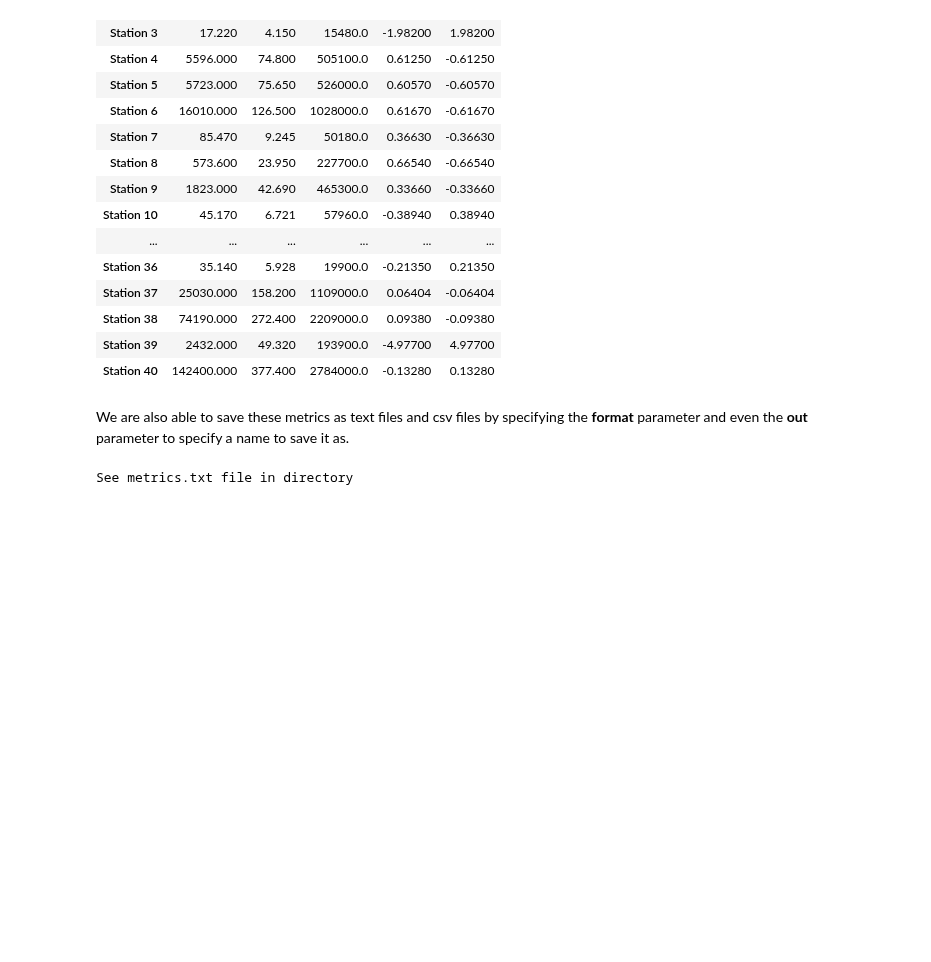
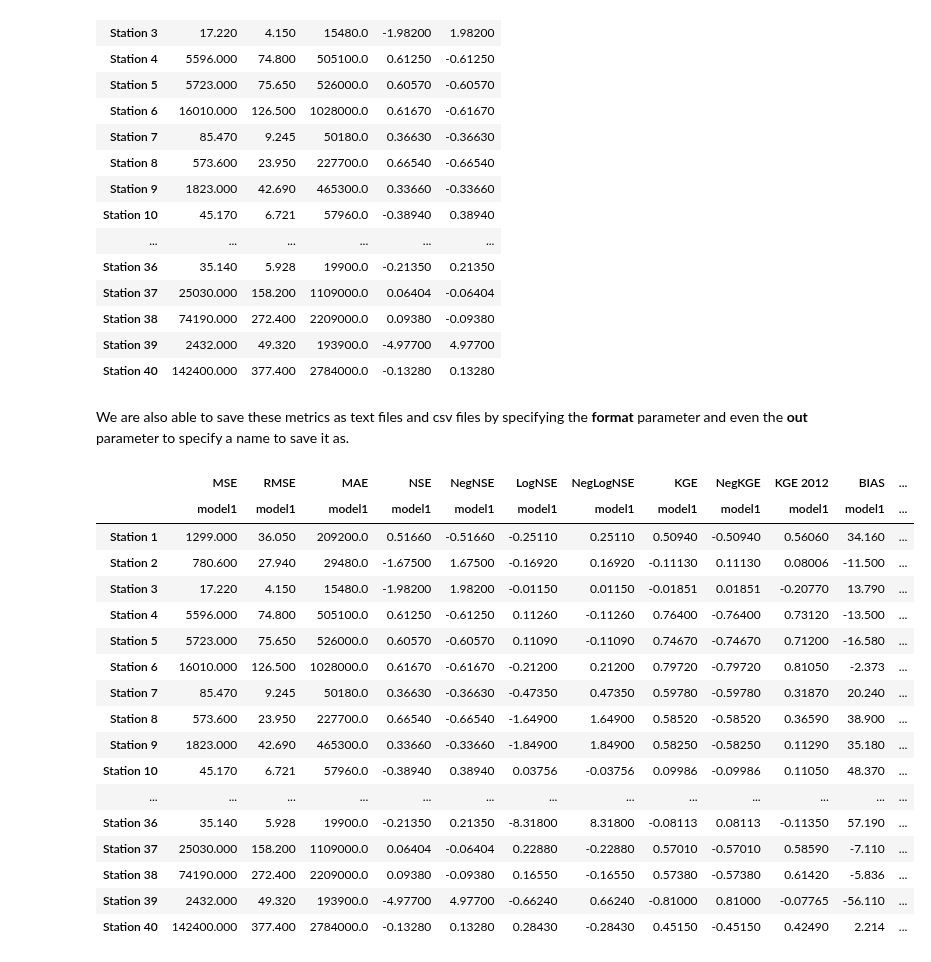
Before and after one commit to UchechukwuUdenze/NHS_PostProcessing, a Jupyter notebook: docs/source/notebooks/tutorial-metrics.ipynb, the cells around one changed output. Cells and saved outputs as stored; diff of their text form; code cells hidden in the pictures; blank space fills up the shorter version.

Commit message:
Completed Metrics.py and Tutorial Metrics

```diff
--- a/docs/source/notebooks/tutorial-metrics.ipynb
+++ b/docs/source/notebooks/tutorial-metrics.ipynb
@@ -428,7 +428,24 @@ metrics.calculate_metrics(observed=DATAFRAMES['DF_OBSERVED'], simulated=DATAFRAM
 We are also able to save these metrics as text files and csv files by specifying the **format** parameter and even the **out** parameter to specify a name to save it as.
 # %%
 metrics.calculate_all_metrics(observed=DATAFRAMES['DF_OBSERVED'], simulated=DATAFRAMES['DF_SIMULATED'],
-                         format='txt', out='metrics'
+#                          format='txt', out='metrics'
                          )
 # %% [output]
-See metrics.txt file in directory
+|  | MSE | RMSE | MAE | NSE | NegNSE | LogNSE | NegLogNSE | KGE | NegKGE | KGE 2012 | BIAS | ... |
+|  | model1 | model1 | model1 | model1 | model1 | model1 | model1 | model1 | model1 | model1 | model1 | ... |
+| Station 1 | 1299.000 | 36.050 | 209200.0 | 0.51660 | -0.51660 | -0.25110 | 0.25110 | 0.50940 | -0.50940 | 0.56060 | 34.160 | ... |
+| Station 2 | 780.600 | 27.940 | 29480.0 | -1.67500 | 1.67500 | -0.16920 | 0.16920 | -0.11130 | 0.11130 | 0.08006 | -11.500 | ... |
+| Station 3 | 17.220 | 4.150 | 15480.0 | -1.98200 | 1.98200 | -0.01150 | 0.01150 | -0.01851 | 0.01851 | -0.20770 | 13.790 | ... |
+| Station 4 | 5596.000 | 74.800 | 505100.0 | 0.61250 | -0.61250 | 0.11260 | -0.11260 | 0.76400 | -0.76400 | 0.73120 | -13.500 | ... |
+| Station 5 | 5723.000 | 75.650 | 526000.0 | 0.60570 | -0.60570 | 0.11090 | -0.11090 | 0.74670 | -0.74670 | 0.71200 | -16.580 | ... |
+| Station 6 | 16010.000 | 126.500 | 1028000.0 | 0.61670 | -0.61670 | -0.21200 | 0.21200 | 0.79720 | -0.79720 | 0.81050 | -2.373 | ... |
+| Station 7 | 85.470 | 9.245 | 50180.0 | 0.36630 | -0.36630 | -0.47350 | 0.47350 | 0.59780 | -0.59780 | 0.31870 | 20.240 | ... |
+| Station 8 | 573.600 | 23.950 | 227700.0 | 0.66540 | -0.66540 | -1.64900 | 1.64900 | 0.58520 | -0.58520 | 0.36590 | 38.900 | ... |
+| Station 9 | 1823.000 | 42.690 | 465300.0 | 0.33660 | -0.33660 | -1.84900 | 1.84900 | 0.58250 | -0.58250 | 0.11290 | 35.180 | ... |
+| Station 10 | 45.170 | 6.721 | 57960.0 | -0.38940 | 0.38940 | 0.03756 | -0.03756 | 0.09986 | -0.09986 | 0.11050 | 48.370 | ... |
+| ... | ... | ... | ... | ... | ... | ... | ... | ... | ... | ... | ... | ... |
+| Station 36 | 35.140 | 5.928 | 19900.0 | -0.21350 | 0.21350 | -8.31800 | 8.31800 | -0.08113 | 0.08113 | -0.11350 | 57.190 | ... |
+| Station 37 | 25030.000 | 158.200 | 1109000.0 | 0.06404 | -0.06404 | 0.22880 | -0.22880 | 0.57010 | -0.57010 | 0.58590 | -7.110 | ... |
+| Station 38 | 74190.000 | 272.400 | 2209000.0 | 0.09380 | -0.09380 | 0.16550 | -0.16550 | 0.57380 | -0.57380 | 0.61420 | -5.836 | ... |
+| Station 39 | 2432.000 | 49.320 | 193900.0 | -4.97700 | 4.97700 | -0.66240 | 0.66240 | -0.81000 | 0.81000 | -0.07765 | -56.110 | ... |
+| Station 40 | 142400.000 | 377.400 | 2784000.0 | -0.13280 | 0.13280 | 0.28430 | -0.28430 | 0.45150 | -0.45150 | 0.42490 | 2.214 | ... |
```
Also changed, not shown: 1 other file.
